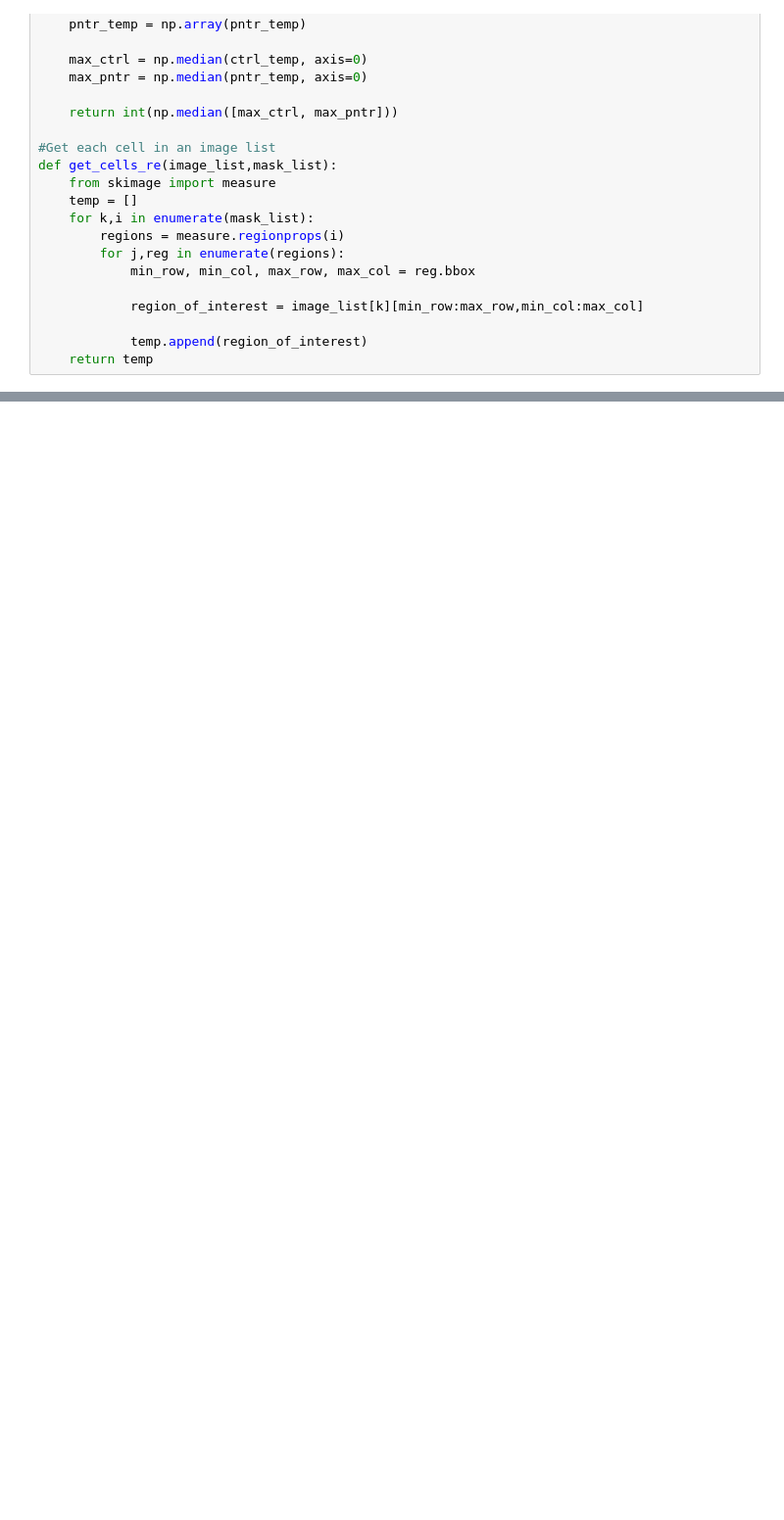
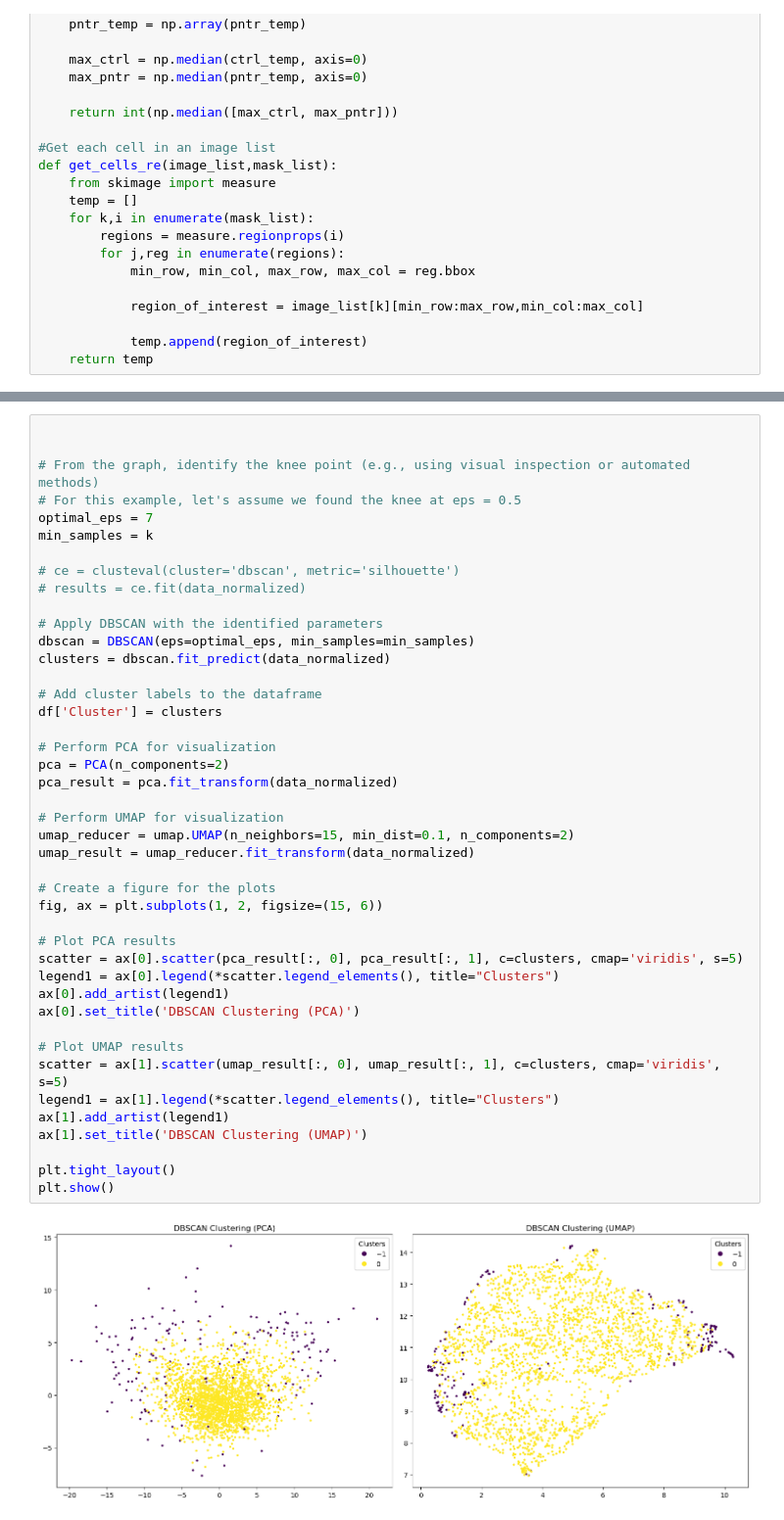
Before and after one commit to Antonio-Maschio/AML_FProject, a Jupyter notebook: dataanalysis.ipynb, the cells around one changed output, grey strips where cells are left out. Shown at 98% size. Drawn from its saved outputs; the diff is of its cells as text; blank space fills up the shorter version.

```diff
--- a/dataanalysis.ipynb
+++ b/dataanalysis.ipynb
@@ -449,0 +505,45 @@ plot_all(outliers,len(outliers))
+# %%
+
+
+# From the graph, identify the knee point (e.g., using visual inspection or automated methods)
+# For this example, let's assume we found the knee at eps = 0.5
+optimal_eps = 7
+min_samples = k
+
+# ce = clusteval(cluster='dbscan', metric='silhouette')
+# results = ce.fit(data_normalized)
+
+# Apply DBSCAN with the identified parameters
+dbscan = DBSCAN(eps=optimal_eps, min_samples=min_samples)
+clusters = dbscan.fit_predict(data_normalized)
+
+# Add cluster labels to the dataframe
+df['Cluster'] = clusters
+
+# Perform PCA for visualization
+pca = PCA(n_components=2)
+pca_result = pca.fit_transform(data_normalized)
+
+# Perform UMAP for visualization
+umap_reducer = umap.UMAP(n_neighbors=15, min_dist=0.1, n_components=2)
+umap_result = umap_reducer.fit_transform(data_normalized)
+
+# Create a figure for the plots
+fig, ax = plt.subplots(1, 2, figsize=(15, 6))
+
+# Plot PCA results
+scatter = ax[0].scatter(pca_result[:, 0], pca_result[:, 1], c=clusters, cmap='viridis', s=5)
+legend1 = ax[0].legend(*scatter.legend_elements(), title="Clusters")
+ax[0].add_artist(legend1)
+ax[0].set_title('DBSCAN Clustering (PCA)')
+
+# Plot UMAP results
+scatter = ax[1].scatter(umap_result[:, 0], umap_result[:, 1], c=clusters, cmap='viridis', s=5)
+legend1 = ax[1].legend(*scatter.legend_elements(), title="Clusters")
+ax[1].add_artist(legend1)
+ax[1].set_title('DBSCAN Clustering (UMAP)')
+
+plt.tight_layout()
+plt.show()
+# %% [output]
+[figure, added]
```
Also changed, not shown: parts of 4 cells of this notebook, 1 other file.
